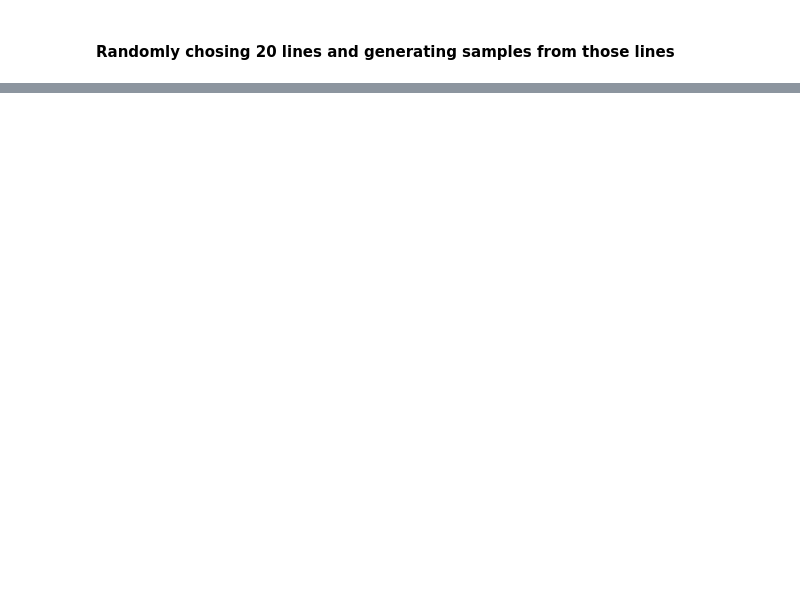
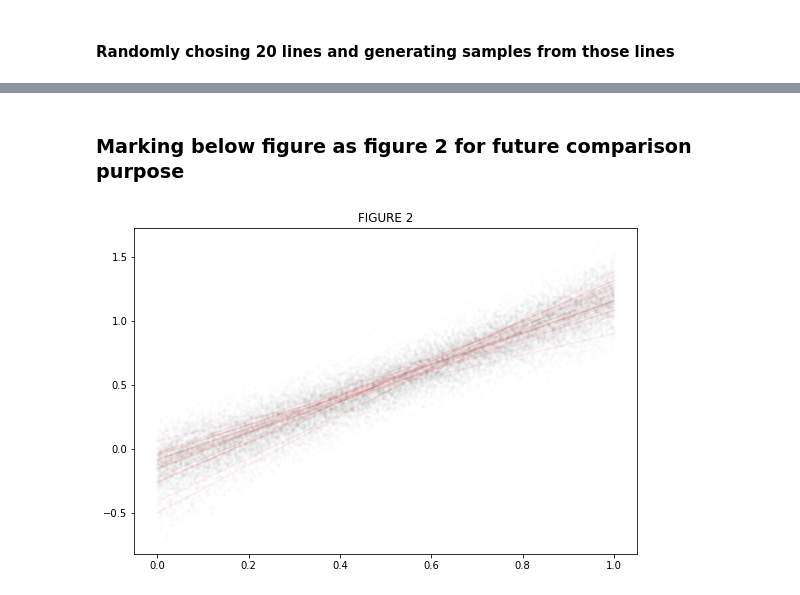
Before and after one commit to anshuman6/homework3-solutionfinal, a Jupyter notebook: question2.ipynb, the cells around one changed output, grey strips where cells are left out. Saved outputs shown, nothing was run; the diff lists cells and outputs as text; code cells hidden in the pictures; blank space fills up the shorter version.

```diff
--- a/question2.ipynb
+++ b/question2.ipynb
@@ -116,0 +147,21 @@ for line in range(20):
+# %%
+sample_slopes3 = slopes2[sample_indices3]
+sample_intercepts3 = intercepts2[sample_indices3]
+
+fpredicts3 = sample_intercepts3 + sample_slopes3*Xgrid
+# %% [markdown]
+### Marking below figure as figure 2 for future comparison purpose
+# %%
+# For now I have randomly chosen standard deviation as 0.1, intuitively given the spread of the data
+from scipy.stats import norm
+
+plt.figure(figsize=(9,6))
+
+for line in range(20):
+    vals3 = fpredicts3[:,line]
+    gaussvals3 = norm(vals3, 0.1).rvs()
+    plt.plot(Xgrid, vals3, color="r", alpha=0.05)
+    plt.plot(Xgrid, gaussvals3, '.', color="k", alpha=0.009)
+    plt.title("FIGURE 2")
+# %% [output]
+[figure, added]
```
Also changed, not shown: parts of 9 cells of this notebook.
